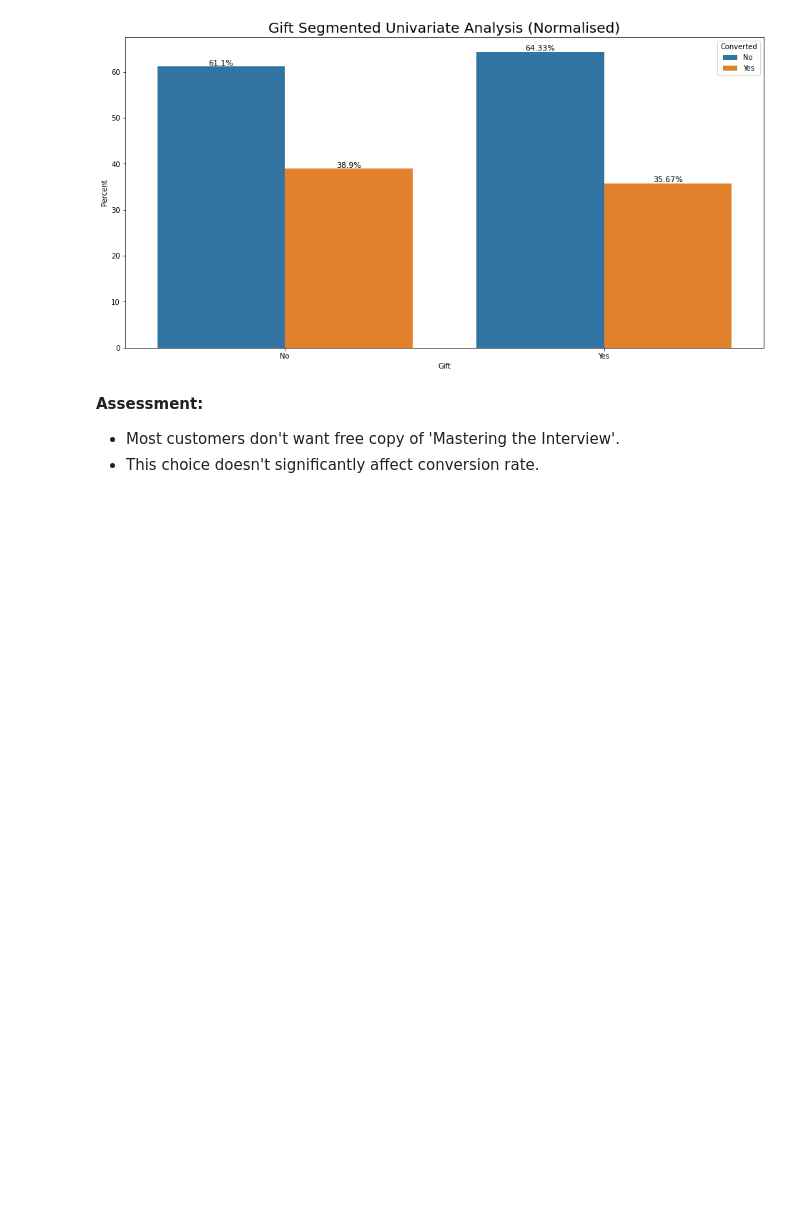
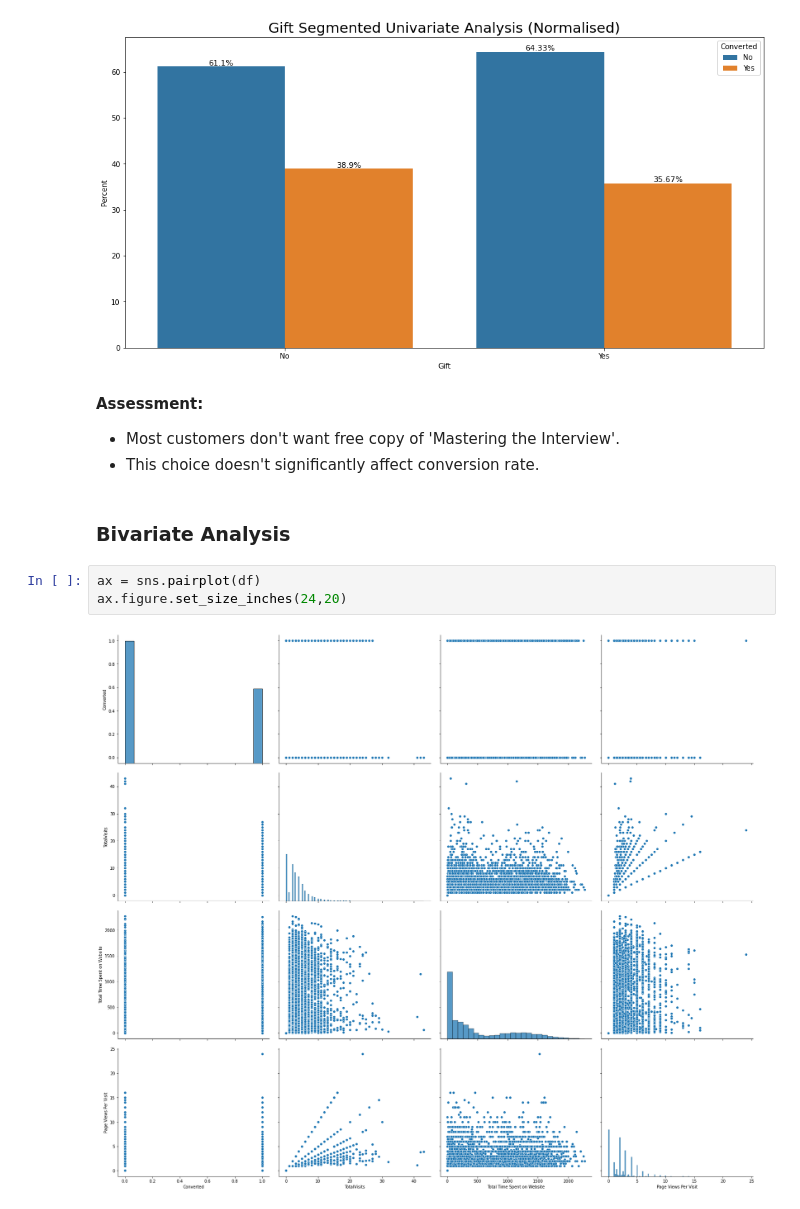
Before and after one commit to SachinShekhar/Lead-Scoring-Case-Study, a Jupyter notebook: Case Study.ipynb, the cells around one changed output. Saved outputs shown, nothing was run; the diff lists cells and outputs as text; blank space fills up the shorter version.

Commit message:
Bivariate Analysis (#4)

```diff
--- a/Case Study.ipynb
+++ b/Case Study.ipynb
@@ -736,3 +736,10 @@ plt.show()
 **Assessment:**
 - Most customers don't want free copy of 'Mastering the Interview'.
 - This choice doesn't significantly affect conversion rate.
+# %% [markdown]
+### Bivariate Analysis
+# %%
+ax = sns.pairplot(df)
+ax.figure.set_size_inches(24,20)
+# %% [output]
+[figure, added]
```
